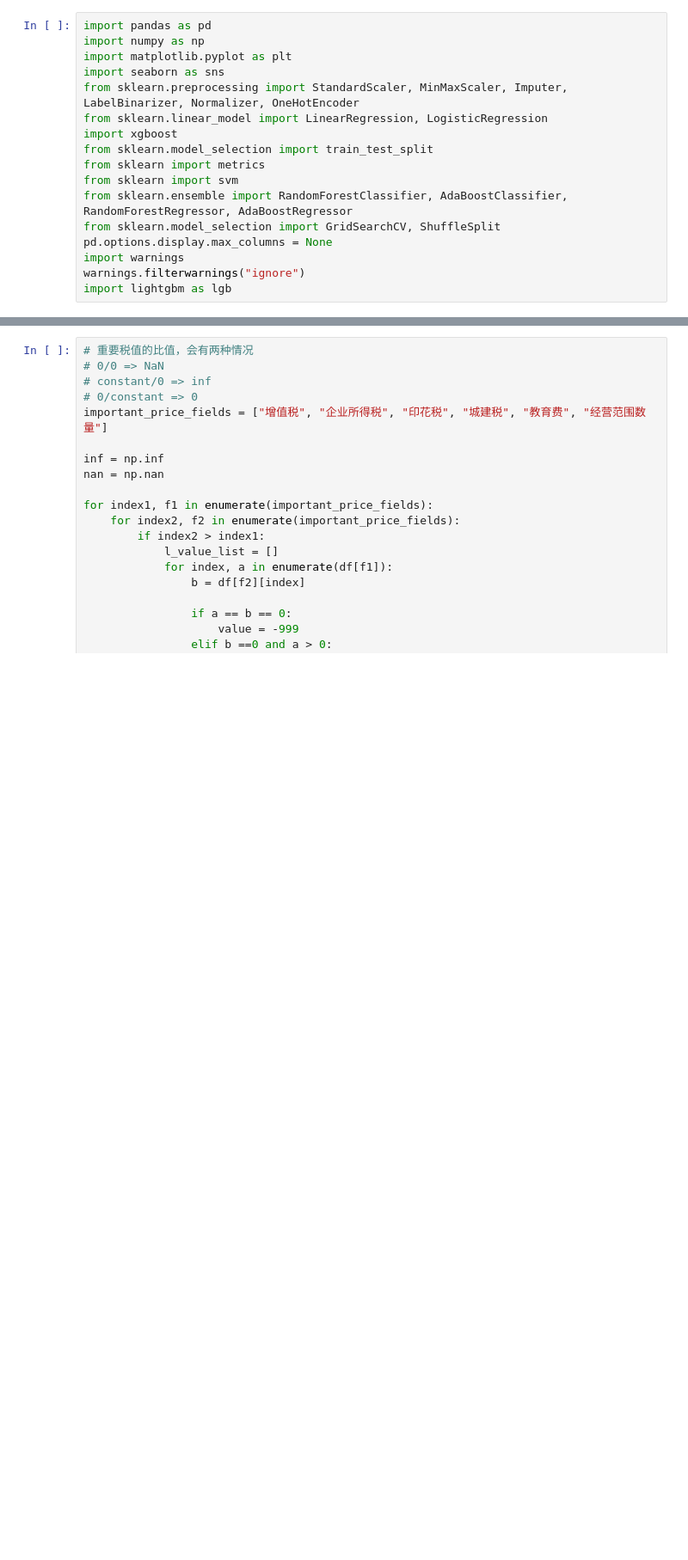
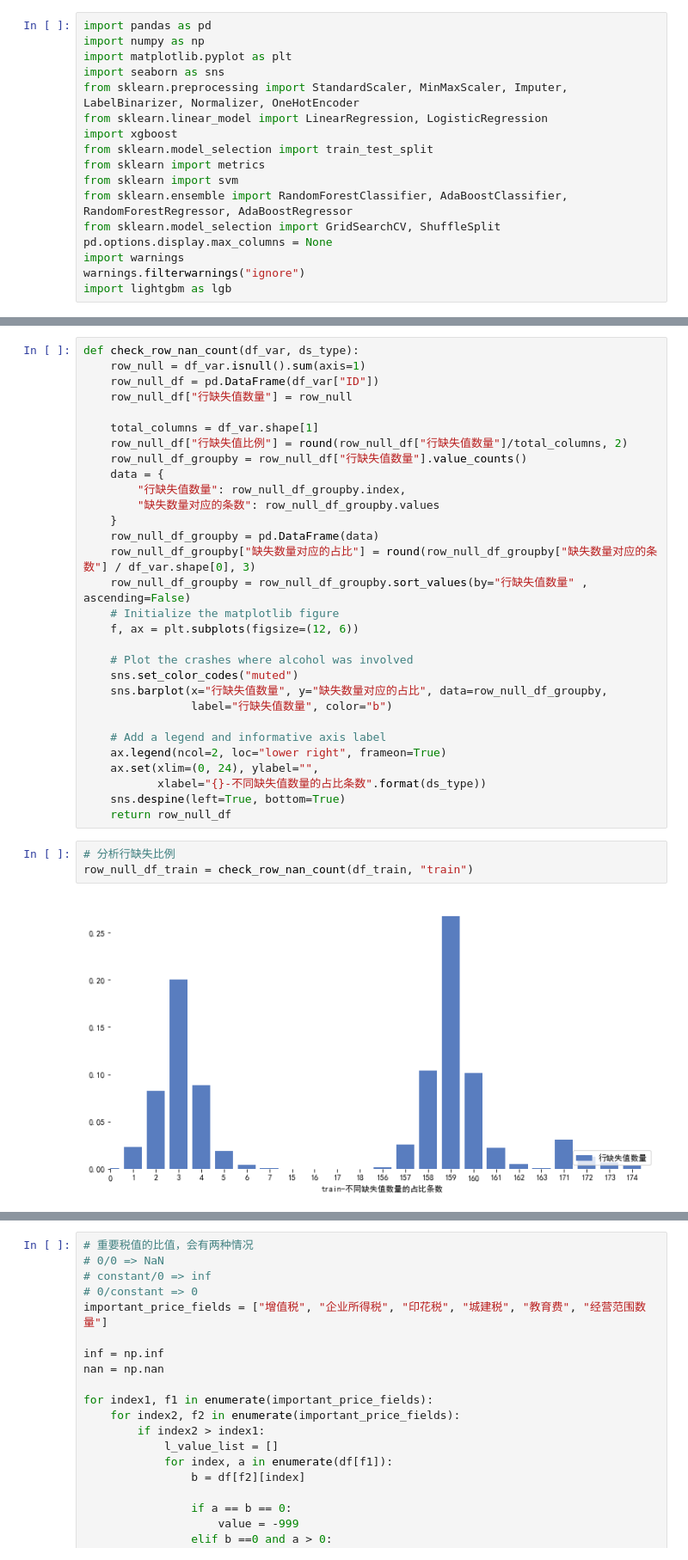
Before and after one commit to nickliqian/DataAnalysisCase, a Jupyter notebook: Case/企业失信识别/NoCreditPredit_9335.ipynb, the cells around one changed output, grey strips where cells are left out. Shown at 86% size. Saved outputs shown, nothing was run; the diff lists cells and outputs as text; blank space fills up the shorter version.

```diff
--- a/Case/企业失信识别/NoCreditPredit_9335.ipynb
+++ b/Case/企业失信识别/NoCreditPredit_9335.ipynb
@@ -607,0 +332,35 @@ Name: count, dtype: int64
+# %%
+def check_row_nan_count(df_var, ds_type):
+    row_null = df_var.isnull().sum(axis=1)
+    row_null_df = pd.DataFrame(df_var["ID"])
+    row_null_df["行缺失值数量"] = row_null
+
+    total_columns = df_var.shape[1]
+    row_null_df["行缺失值比例"] = round(row_null_df["行缺失值数量"]/total_columns, 2)
+    row_null_df_groupby = row_null_df["行缺失值数量"].value_counts()
+    data = {
+        "行缺失值数量": row_null_df_groupby.index,
+        "缺失数量对应的条数": row_null_df_groupby.values
+    }
+    row_null_df_groupby = pd.DataFrame(data)
+    row_null_df_groupby["缺失数量对应的占比"] = round(row_null_df_groupby["缺失数量对应的条数"] / df_var.shape[0], 3)
+    row_null_df_groupby = row_null_df_groupby.sort_values(by="行缺失值数量" , ascending=False)
+    # Initialize the matplotlib figure
+    f, ax = plt.subplots(figsize=(12, 6))
+
+    # Plot the crashes where alcohol was involved
+    sns.set_color_codes("muted")
+    sns.barplot(x="行缺失值数量", y="缺失数量对应的占比", data=row_null_df_groupby,
+                label="行缺失值数量", color="b")
+
+    # Add a legend and informative axis label
+    ax.legend(ncol=2, loc="lower right", frameon=True)
+    ax.set(xlim=(0, 24), ylabel="",
+           xlabel="{}-不同缺失值数量的占比条数".format(ds_type))
+    sns.despine(left=True, bottom=True)
+    return row_null_df
+# %%
+# 分析行缺失比例
+row_null_df_train = check_row_nan_count(df_train, "train")
+# %% [output]
+[figure, added]
```
Also changed, not shown: parts of 14 cells of this notebook, 5 other files.
